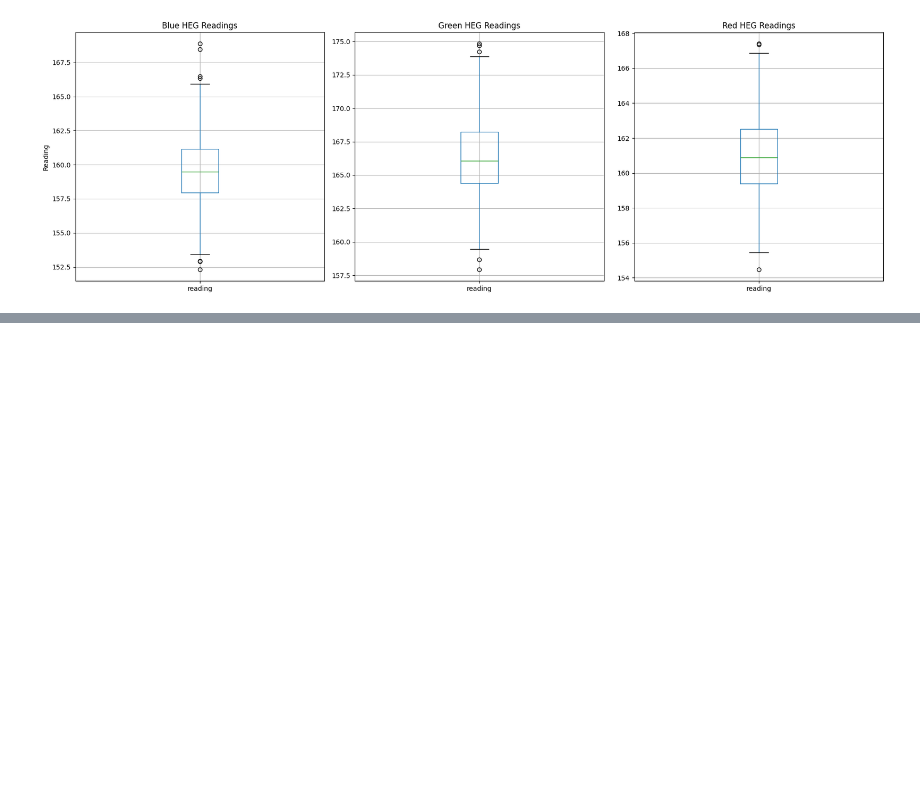
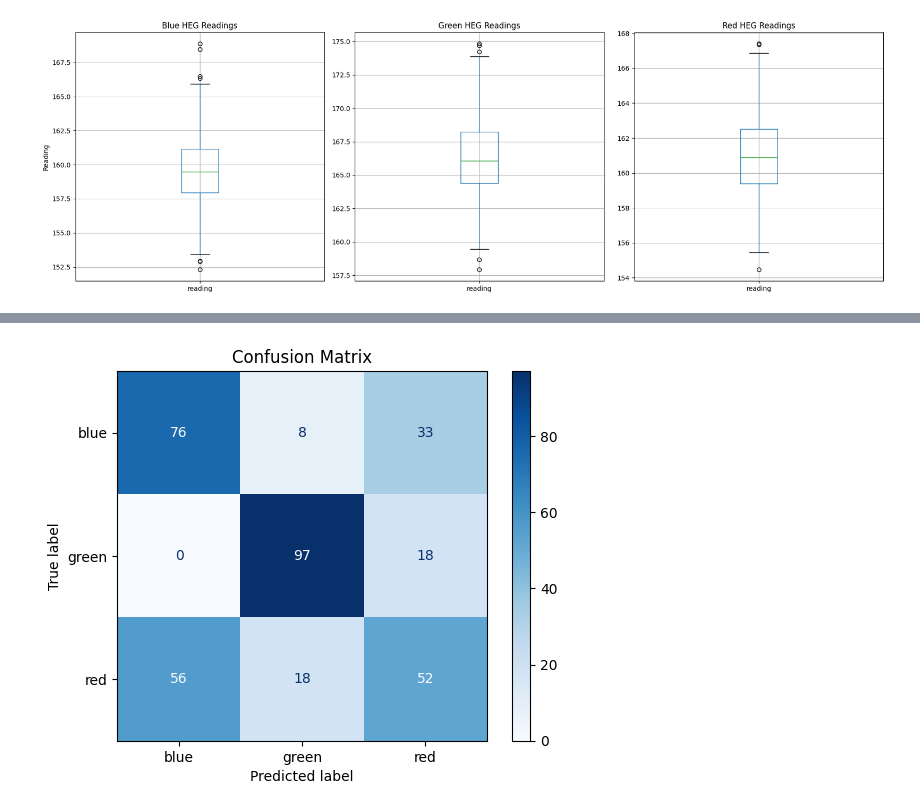
Before and after one commit to Owenyx/Capstone, a Jupyter notebook: test_heg_training.ipynb, the cells around one changed output, grey strips where cells are left out. Saved outputs shown, nothing was run; the diff lists cells and outputs as text; code cells hidden in the pictures; blank space fills up the shorter version.

```diff
--- a/test_heg_training.ipynb
+++ b/test_heg_training.ipynb
@@ -72,0 +66,13 @@ print(classification_report(y_test, predictions))
+# %%
+from sklearn.metrics import confusion_matrix, ConfusionMatrixDisplay
+
+# Compute the confusion matrix using the true labels and predictions
+cm = confusion_matrix(y_test, predictions, labels=model.classes_)
+
+# Create a confusion matrix display and plot it
+disp = ConfusionMatrixDisplay(confusion_matrix=cm, display_labels=model.classes_)
+disp.plot(cmap=plt.cm.Blues)
+plt.title("Confusion Matrix")
+plt.show()
+# %% [output]
+[figure, added]
```
Also changed, not shown: parts of 4 cells of this notebook, 7 other files.
